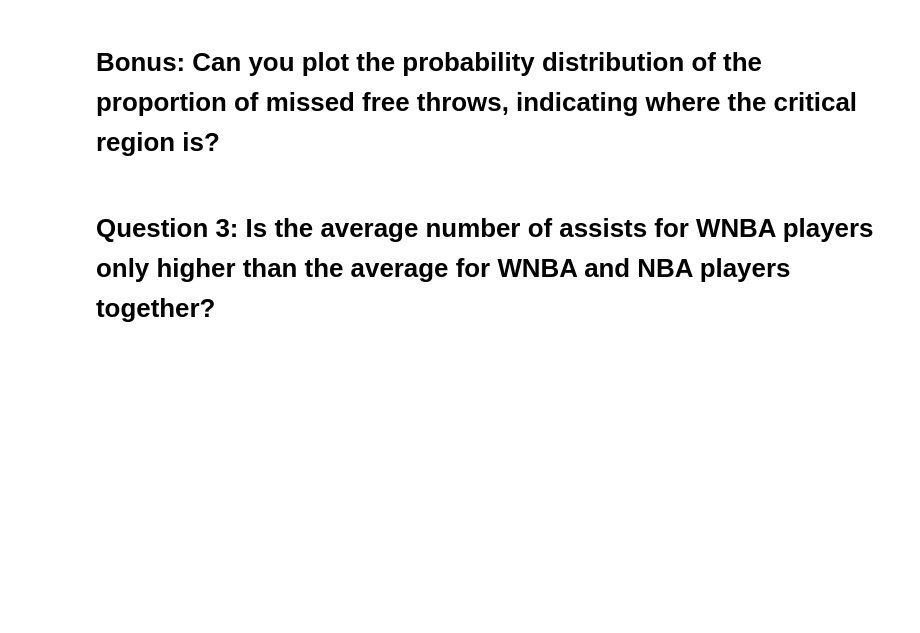
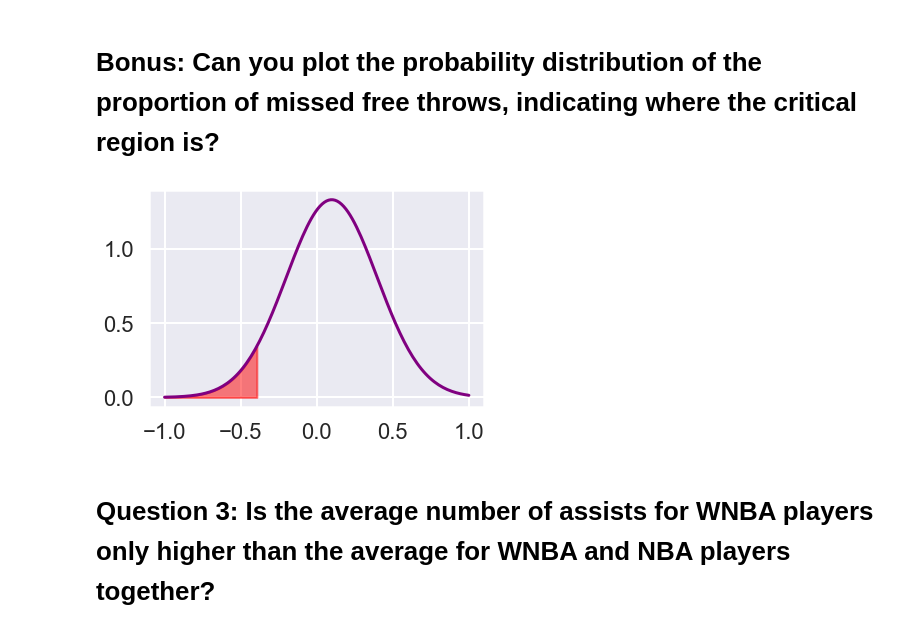
Before and after one commit to ta-data-lis/M2-mini-project2, a Jupyter notebook: your-code/3.-Inferential-Analysis.ipynb, the cells around one changed output. Cells and saved outputs as stored; diff of their text form; code cells hidden in the pictures; blank space fills up the shorter version.

```diff
--- a/your-code/3.-Inferential-Analysis.ipynb
+++ b/your-code/3.-Inferential-Analysis.ipynb
@@ -168,3 +162,19 @@ conf_int
+# %%
+x = np.linspace(-1, 1, num=142)
+model = norm(loc=mean, scale=sigma)
+
+# one tailed hypothesis
+x_crit = model.ppf(0.05)
+y_crit = model.pdf(x_crit)
+
+xx = np.linspace(-1,x_crit, num=50)
+yy = model.pdf(xx)
+# %%
+ax = sns.lineplot(x,model.pdf(x),color='purple')
+ax.fill_between(xx,yy, color="red", alpha=0.5) # draw just a line
+plt.show()
+# %% [output]
+[figure, added]
 # %% [markdown]
 # Question 3: Is the average number of assists for WNBA players only higher than the average for WNBA and NBA players together?
 # %% [markdown]
```
Also changed, not shown: parts of 3 cells of this notebook.
